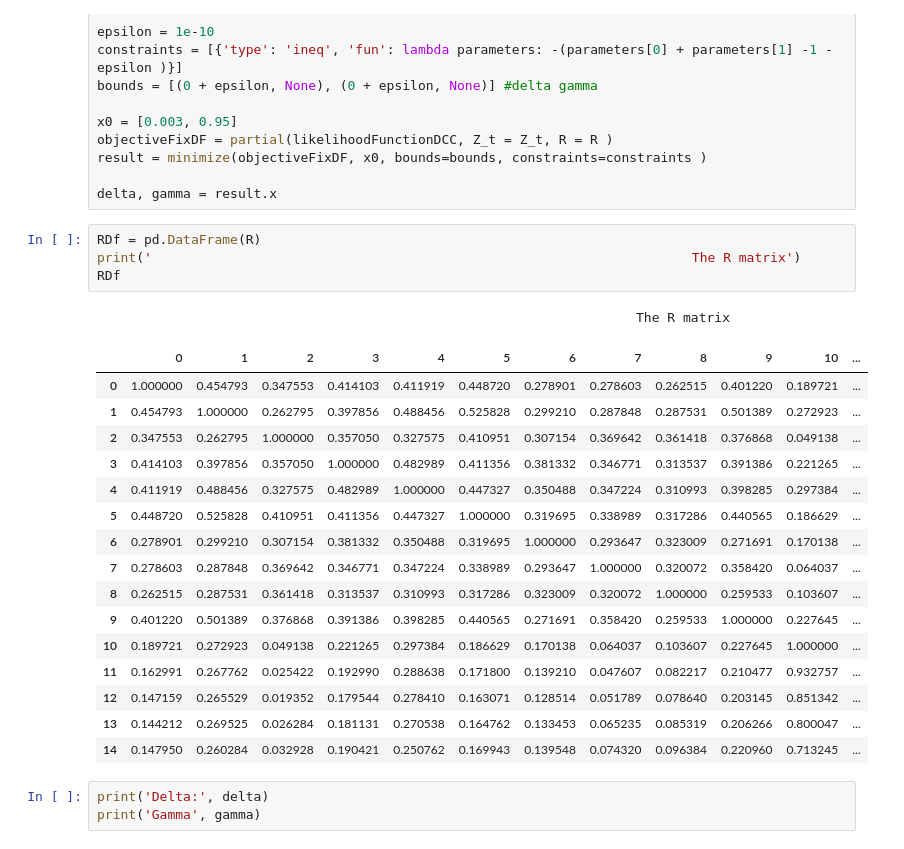
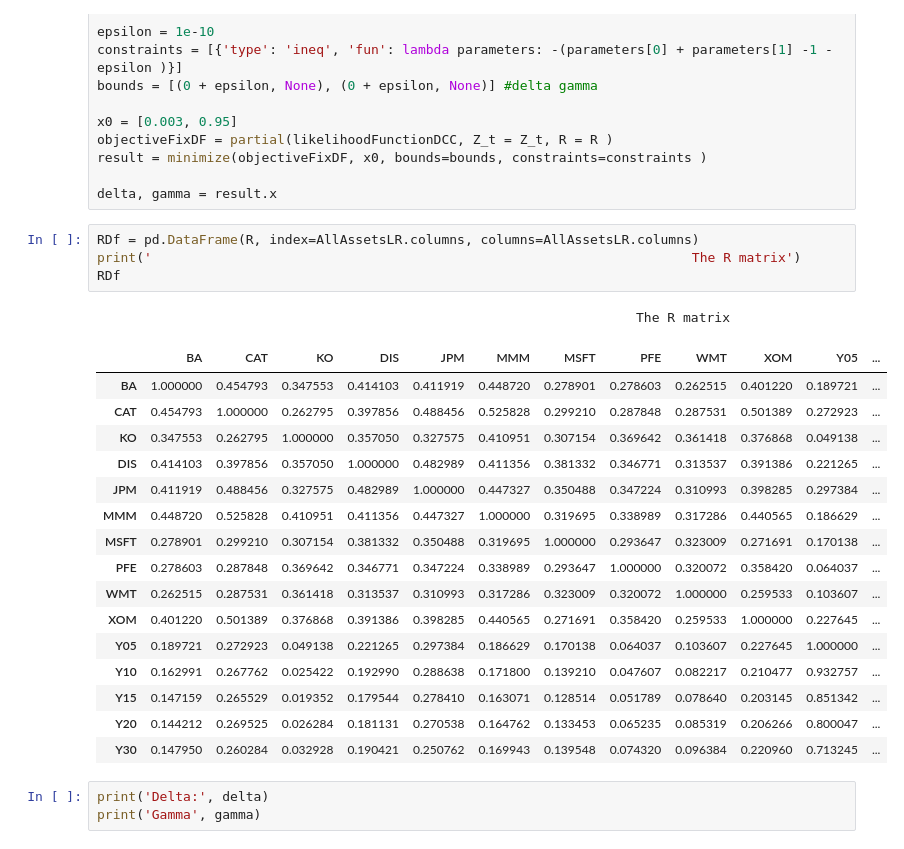
Before and after one commit to JohanHerbert/Lab2_ERM, a Jupyter notebook: Lab2_notebook.ipynb, the cells around one changed output. Drawn from its saved outputs; the diff is of its cells as text.

Commit message:
fixed dataframes

```diff
--- a/Lab2_notebook.ipynb
+++ b/Lab2_notebook.ipynb
@@ -591,27 +591,27 @@ result = minimize(objectiveFixDF, x0, bounds=bounds, constraints=constraints )
 
 delta, gamma = result.x
 # %%
-RDf = pd.DataFrame(R)
+RDf = pd.DataFrame(R, index=AllAssetsLR.columns, columns=AllAssetsLR.columns)
 print('                                                                     The R matrix')
 RDf
 # %% [output]
                                                                      The R matrix
-|  | 0 | 1 | 2 | 3 | 4 | 5 | 6 | 7 | 8 | 9 | 10 | ... |
-| 0 | 1.000000 | 0.454793 | 0.347553 | 0.414103 | 0.411919 | 0.448720 | 0.278901 | 0.278603 | 0.262515 | 0.401220 | 0.189721 | ... |
-| 1 | 0.454793 | 1.000000 | 0.262795 | 0.397856 | 0.488456 | 0.525828 | 0.299210 | 0.287848 | 0.287531 | 0.501389 | 0.272923 | ... |
-| 2 | 0.347553 | 0.262795 | 1.000000 | 0.357050 | 0.327575 | 0.410951 | 0.307154 | 0.369642 | 0.361418 | 0.376868 | 0.049138 | ... |
-| 3 | 0.414103 | 0.397856 | 0.357050 | 1.000000 | 0.482989 | 0.411356 | 0.381332 | 0.346771 | 0.313537 | 0.391386 | 0.221265 | ... |
-| 4 | 0.411919 | 0.488456 | 0.327575 | 0.482989 | 1.000000 | 0.447327 | 0.350488 | 0.347224 | 0.310993 | 0.398285 | 0.297384 | ... |
-| 5 | 0.448720 | 0.525828 | 0.410951 | 0.411356 | 0.447327 | 1.000000 | 0.319695 | 0.338989 | 0.317286 | 0.440565 | 0.186629 | ... |
-| 6 | 0.278901 | 0.299210 | 0.307154 | 0.381332 | 0.350488 | 0.319695 | 1.000000 | 0.293647 | 0.323009 | 0.271691 | 0.170138 | ... |
-| 7 | 0.278603 | 0.287848 | 0.369642 | 0.346771 | 0.347224 | 0.338989 | 0.293647 | 1.000000 | 0.320072 | 0.358420 | 0.064037 | ... |
-| 8 | 0.262515 | 0.287531 | 0.361418 | 0.313537 | 0.310993 | 0.317286 | 0.323009 | 0.320072 | 1.000000 | 0.259533 | 0.103607 | ... |
-| 9 | 0.401220 | 0.501389 | 0.376868 | 0.391386 | 0.398285 | 0.440565 | 0.271691 | 0.358420 | 0.259533 | 1.000000 | 0.227645 | ... |
-| 10 | 0.189721 | 0.272923 | 0.049138 | 0.221265 | 0.297384 | 0.186629 | 0.170138 | 0.064037 | 0.103607 | 0.227645 | 1.000000 | ... |
-| 11 | 0.162991 | 0.267762 | 0.025422 | 0.192990 | 0.288638 | 0.171800 | 0.139210 | 0.047607 | 0.082217 | 0.210477 | 0.932757 | ... |
-| 12 | 0.147159 | 0.265529 | 0.019352 | 0.179544 | 0.278410 | 0.163071 | 0.128514 | 0.051789 | 0.078640 | 0.203145 | 0.851342 | ... |
-| 13 | 0.144212 | 0.269525 | 0.026284 | 0.181131 | 0.270538 | 0.164762 | 0.133453 | 0.065235 | 0.085319 | 0.206266 | 0.800047 | ... |
-| 14 | 0.147950 | 0.260284 | 0.032928 | 0.190421 | 0.250762 | 0.169943 | 0.139548 | 0.074320 | 0.096384 | 0.220960 | 0.713245 | ... |
+|  | BA | CAT | KO | DIS | JPM | MMM | MSFT | PFE | WMT | XOM | Y05 | ... |
+| BA | 1.000000 | 0.454793 | 0.347553 | 0.414103 | 0.411919 | 0.448720 | 0.278901 | 0.278603 | 0.262515 | 0.401220 | 0.189721 | ... |
+| CAT | 0.454793 | 1.000000 | 0.262795 | 0.397856 | 0.488456 | 0.525828 | 0.299210 | 0.287848 | 0.287531 | 0.501389 | 0.272923 | ... |
+| KO | 0.347553 | 0.262795 | 1.000000 | 0.357050 | 0.327575 | 0.410951 | 0.307154 | 0.369642 | 0.361418 | 0.376868 | 0.049138 | ... |
+| DIS | 0.414103 | 0.397856 | 0.357050 | 1.000000 | 0.482989 | 0.411356 | 0.381332 | 0.346771 | 0.313537 | 0.391386 | 0.221265 | ... |
+| JPM | 0.411919 | 0.488456 | 0.327575 | 0.482989 | 1.000000 | 0.447327 | 0.350488 | 0.347224 | 0.310993 | 0.398285 | 0.297384 | ... |
+| MMM | 0.448720 | 0.525828 | 0.410951 | 0.411356 | 0.447327 | 1.000000 | 0.319695 | 0.338989 | 0.317286 | 0.440565 | 0.186629 | ... |
+| MSFT | 0.278901 | 0.299210 | 0.307154 | 0.381332 | 0.350488 | 0.319695 | 1.000000 | 0.293647 | 0.323009 | 0.271691 | 0.170138 | ... |
+| PFE | 0.278603 | 0.287848 | 0.369642 | 0.346771 | 0.347224 | 0.338989 | 0.293647 | 1.000000 | 0.320072 | 0.358420 | 0.064037 | ... |
+| WMT | 0.262515 | 0.287531 | 0.361418 | 0.313537 | 0.310993 | 0.317286 | 0.323009 | 0.320072 | 1.000000 | 0.259533 | 0.103607 | ... |
+| XOM | 0.401220 | 0.501389 | 0.376868 | 0.391386 | 0.398285 | 0.440565 | 0.271691 | 0.358420 | 0.259533 | 1.000000 | 0.227645 | ... |
+| Y05 | 0.189721 | 0.272923 | 0.049138 | 0.221265 | 0.297384 | 0.186629 | 0.170138 | 0.064037 | 0.103607 | 0.227645 | 1.000000 | ... |
+| Y10 | 0.162991 | 0.267762 | 0.025422 | 0.192990 | 0.288638 | 0.171800 | 0.139210 | 0.047607 | 0.082217 | 0.210477 | 0.932757 | ... |
+| Y15 | 0.147159 | 0.265529 | 0.019352 | 0.179544 | 0.278410 | 0.163071 | 0.128514 | 0.051789 | 0.078640 | 0.203145 | 0.851342 | ... |
+| Y20 | 0.144212 | 0.269525 | 0.026284 | 0.181131 | 0.270538 | 0.164762 | 0.133453 | 0.065235 | 0.085319 | 0.206266 | 0.800047 | ... |
+| Y30 | 0.147950 | 0.260284 | 0.032928 | 0.190421 | 0.250762 | 0.169943 | 0.139548 | 0.074320 | 0.096384 | 0.220960 | 0.713245 | ... |
 # %%
 print('Delta:', delta)
 print('Gamma', gamma)
```
Also changed, not shown: parts of 1 cell of this notebook.
